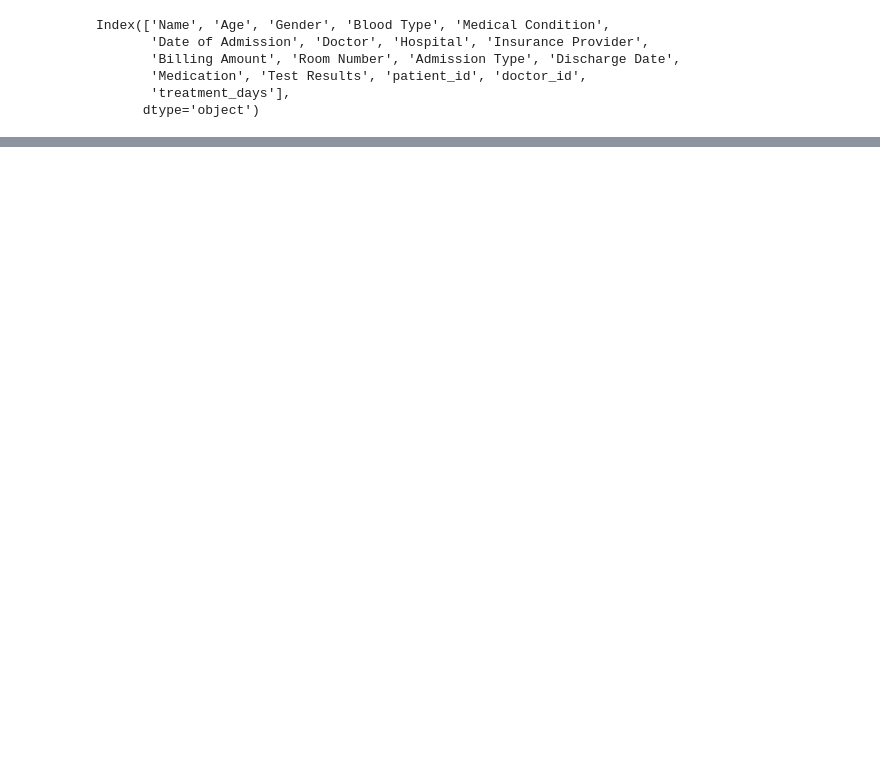
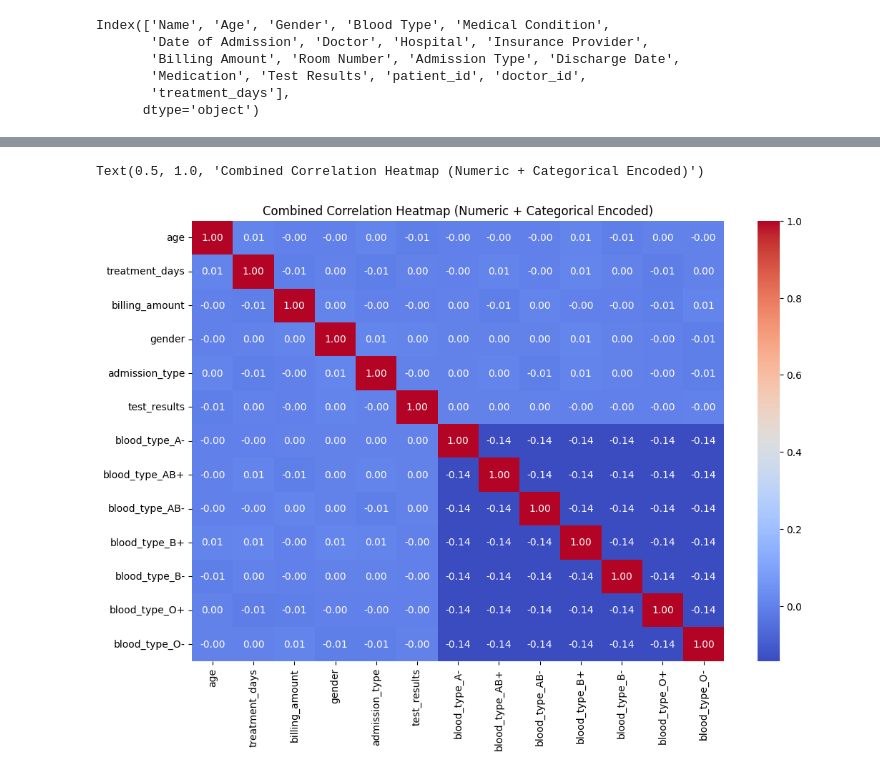
Before and after one commit to HaiderrX/CISC4900-Healthcare-Dataset-Data-Analysis, a Jupyter notebook: Heatlhcare_Data_Analysis.ipynb, the cells around one changed output, grey strips where cells are left out. Drawn from its saved outputs; the diff is of its cells as text; code cells hidden in the pictures; blank space fills up the shorter version.

```diff
--- a/Heatlhcare_Data_Analysis.ipynb
+++ b/Heatlhcare_Data_Analysis.ipynb
@@ -251,0 +382,13 @@ df.to_csv("healthcare_cleaned.csv", index=False) # to save as new csv file to up
+# %%
+# --- Combine numeric + categorical ---
+df_comb = pd.concat([df[num_cols], df_cat], axis=1)
+
+# --- Correlation matrix ---
+corr_matrix = df_comb.corr()
+# %%
+plt.figure(figsize=(12,8))
+sns.heatmap(corr_matrix, annot=True, cmap="coolwarm", fmt=".2f")
+plt.title("Combined Correlation Heatmap (Numeric + Categorical Encoded)")
+# %% [output]
+Text(0.5, 1.0, 'Combined Correlation Heatmap (Numeric + Categorical Encoded)')
+[figure, added]
```
Also changed, not shown: parts of 24 cells of this notebook.
